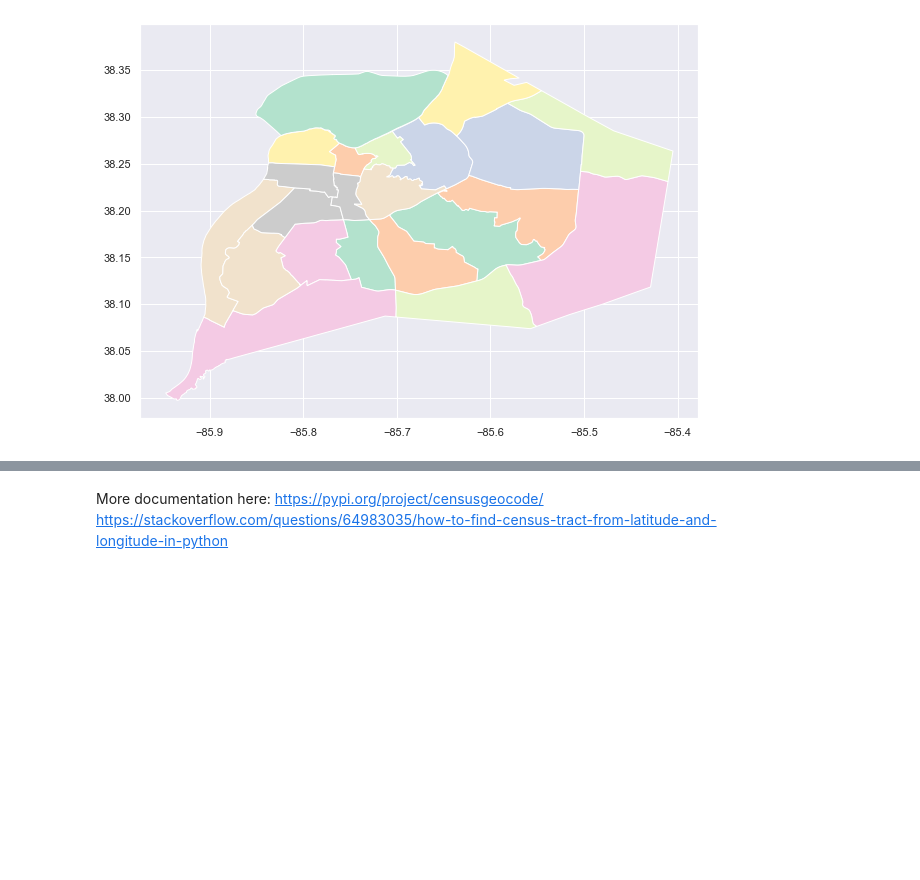
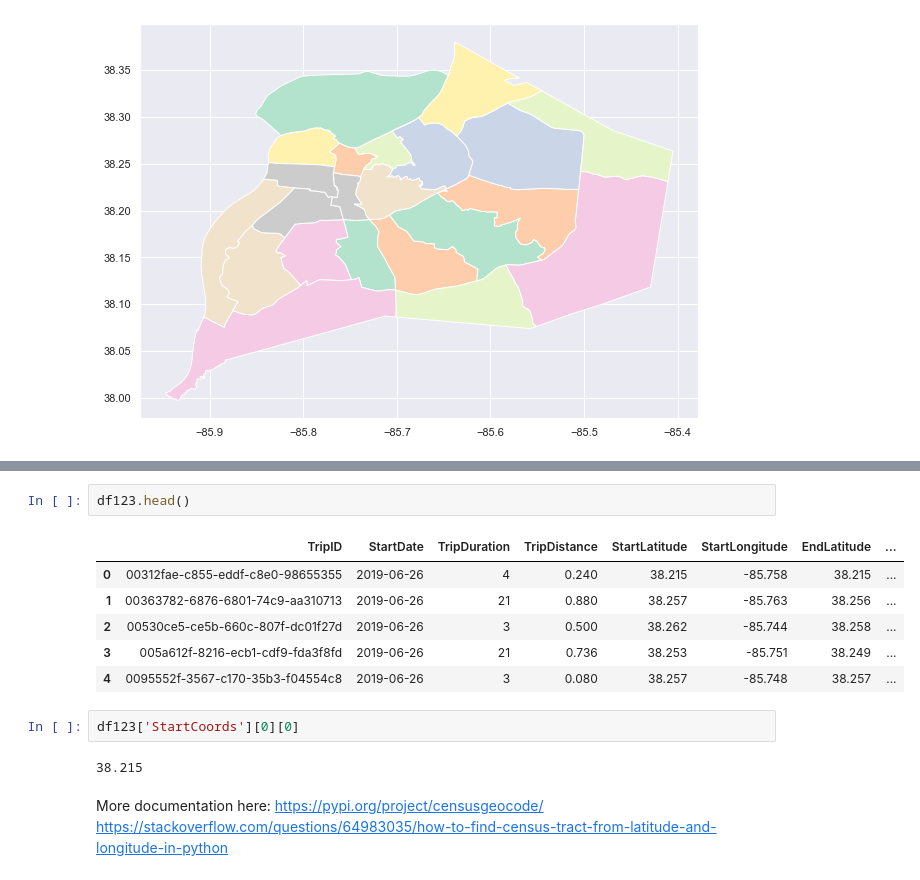
Before and after one commit to abhiram540/TripDataAnalysis-CityOfLouisville-DocklessVehicles, a Jupyter notebook: 7.6 Capstone Two Data Wrangling.ipynb, the cells around one changed output, grey strips where cells are left out. Drawn from its saved outputs; the diff is of its cells as text; blank space fills up the shorter version.

```diff
--- a/7.6 Capstone Two Data Wrangling.ipynb
+++ b/7.6 Capstone Two Data Wrangling.ipynb
@@ -890,3 +895,16 @@ plt.show()
+# %%
+df123.head()
+# %% [output]
+|  | TripID | StartDate | TripDuration | TripDistance | StartLatitude | StartLongitude | EndLatitude | ... |
+| 0 | 00312fae-c855-eddf-c8e0-98655355 | 2019-06-26 | 4 | 0.240 | 38.215 | -85.758 | 38.215 | ... |
+| 1 | 00363782-6876-6801-74c9-aa310713 | 2019-06-26 | 21 | 0.880 | 38.257 | -85.763 | 38.256 | ... |
+| 2 | 00530ce5-ce5b-660c-807f-dc01f27d | 2019-06-26 | 3 | 0.500 | 38.262 | -85.744 | 38.258 | ... |
+| 3 | 005a612f-8216-ecb1-cdf9-fda3f8fd | 2019-06-26 | 21 | 0.736 | 38.253 | -85.751 | 38.249 | ... |
+| 4 | 0095552f-3567-c170-35b3-f04554c8 | 2019-06-26 | 3 | 0.080 | 38.257 | -85.748 | 38.257 | ... |
+# %%
+df123['StartCoords'][0][0]
+# %% [output]
+38.215
 # %% [markdown]
 More documentation here: https://pypi.org/project/censusgeocode/
 https://stackoverflow.com/questions/64983035/how-to-find-census-tract-from-latitude-and-longitude-in-python
```
Also changed, not shown: parts of 1 cell of this notebook.
